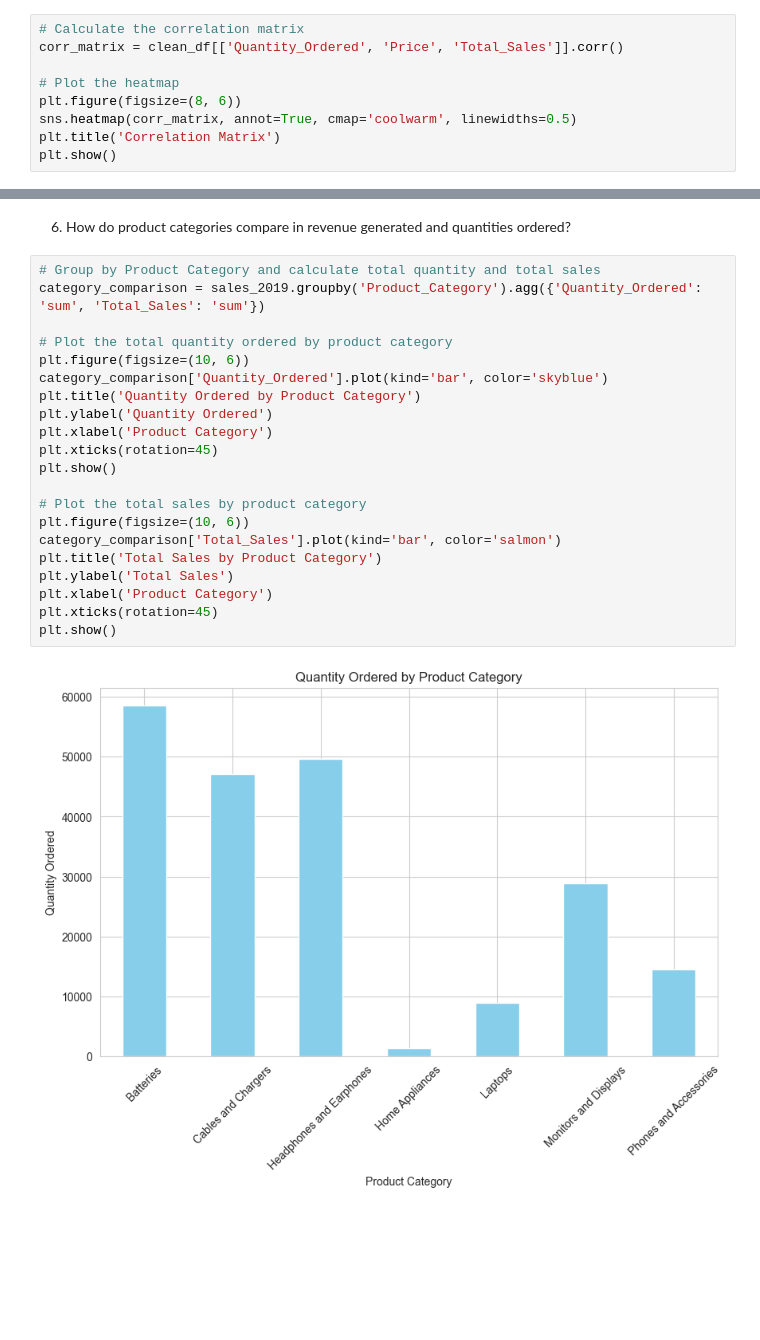
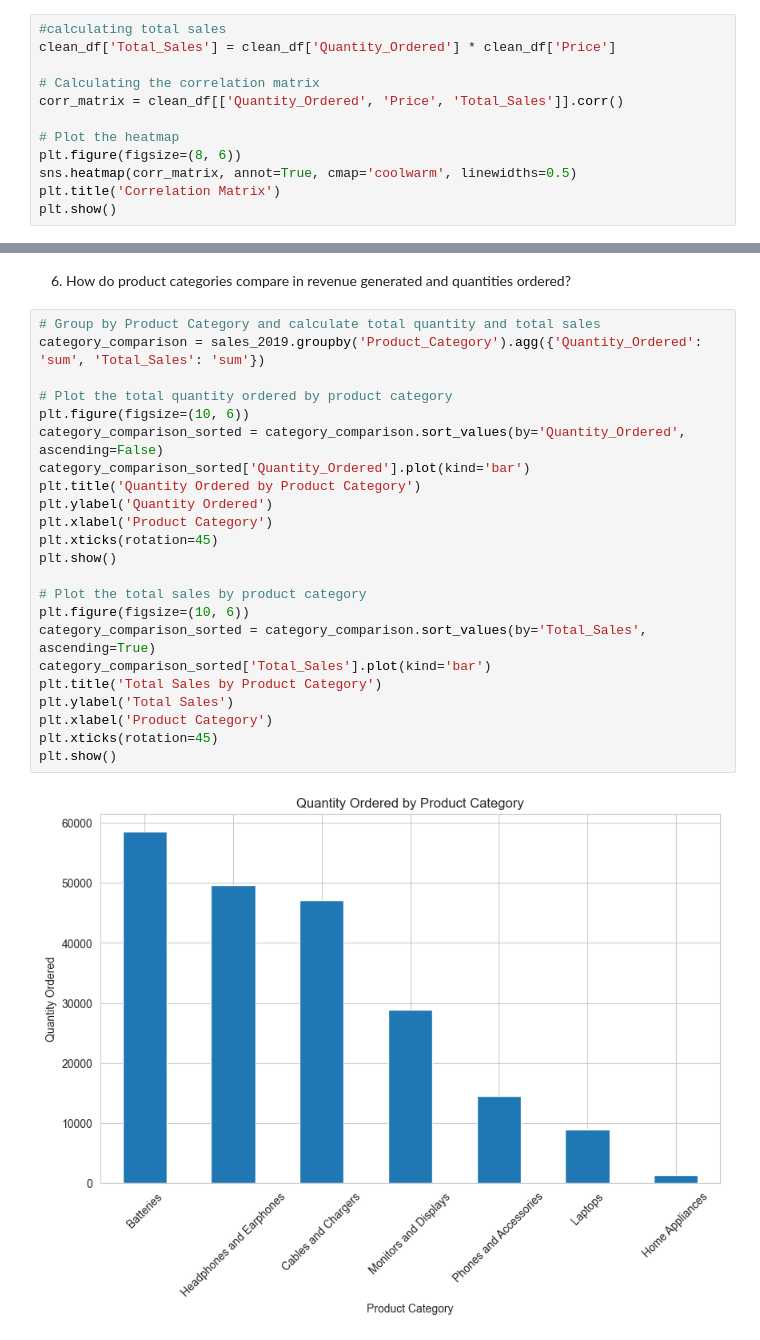
Before and after one commit to briansiaw5/Business-Analytics-Project, a Jupyter notebook: pbd_project.ipynb, the cells around one changed output, grey strips where cells are left out. Cells and saved outputs as stored; diff of their text form; blank space fills up the shorter version.

```diff
--- a/pbd_project.ipynb
+++ b/pbd_project.ipynb
@@ -805,7 +805,10 @@ The most expensive products were Laptops and Phone accessories with the cheapest
 ### Multivariate Analysis
 Using a correlation matrix, we explore any possible correlation that exists between the numerical columns Quantity ordered, Price and Total Sales
 # %%
-# Calculate the correlation matrix
+#calculating total sales
+clean_df['Total_Sales'] = clean_df['Quantity_Ordered'] * clean_df['Price']
+
+# Calculating the correlation matrix
 corr_matrix = clean_df[['Quantity_Ordered', 'Price', 'Total_Sales']].corr()
 
 # Plot the heatmap
@@ -1120,23 +1110,25 @@ In analyzing the cities per transactions count, you will notice that the biggest
 # %%
 # Group by Product Category and calculate total quantity and total sales
 category_comparison = sales_2019.groupby('Product_Category').agg({'Quantity_Ordered': 'sum', 'Total_Sales': 'sum'})
 
 # Plot the total quantity ordered by product category
 plt.figure(figsize=(10, 6))
-category_comparison['Quantity_Ordered'].plot(kind='bar', color='skyblue')
+category_comparison_sorted = category_comparison.sort_values(by='Quantity_Ordered', ascending=False)
+category_comparison_sorted['Quantity_Ordered'].plot(kind='bar')
 plt.title('Quantity Ordered by Product Category')
 plt.ylabel('Quantity Ordered')
 plt.xlabel('Product Category')
 plt.xticks(rotation=45)
 plt.show()
 
 # Plot the total sales by product category
 plt.figure(figsize=(10, 6))
-category_comparison['Total_Sales'].plot(kind='bar', color='salmon')
+category_comparison_sorted = category_comparison.sort_values(by='Total_Sales', ascending=True)
+category_comparison_sorted['Total_Sales'].plot(kind='bar')
 plt.title('Total Sales by Product Category')
 plt.ylabel('Total Sales')
 plt.xlabel('Product Category')
 plt.xticks(rotation=45)
 plt.show()
 # %% [output]
-[figure, old version]
+[figure, new version]
```
Also changed, not shown: parts of 12 cells of this notebook.
